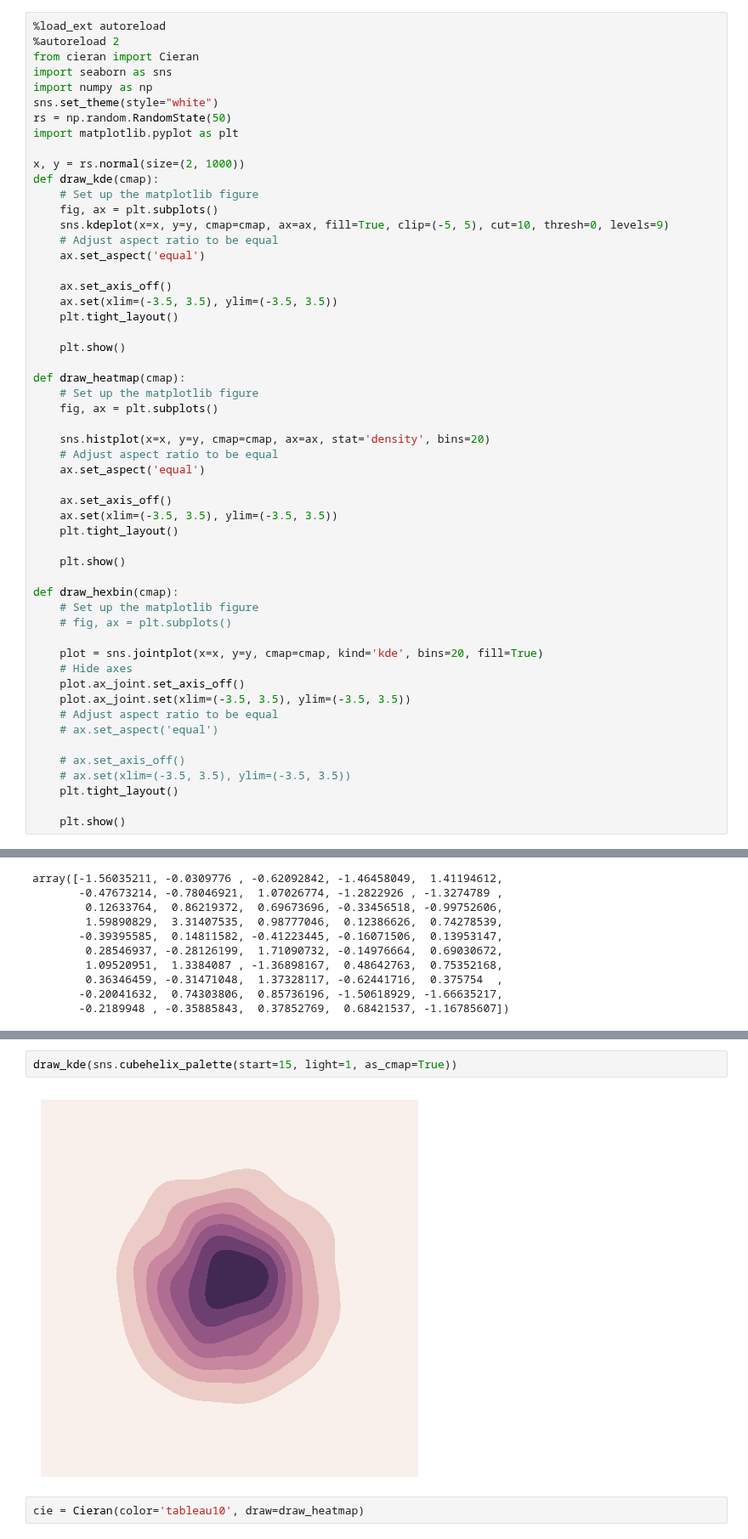
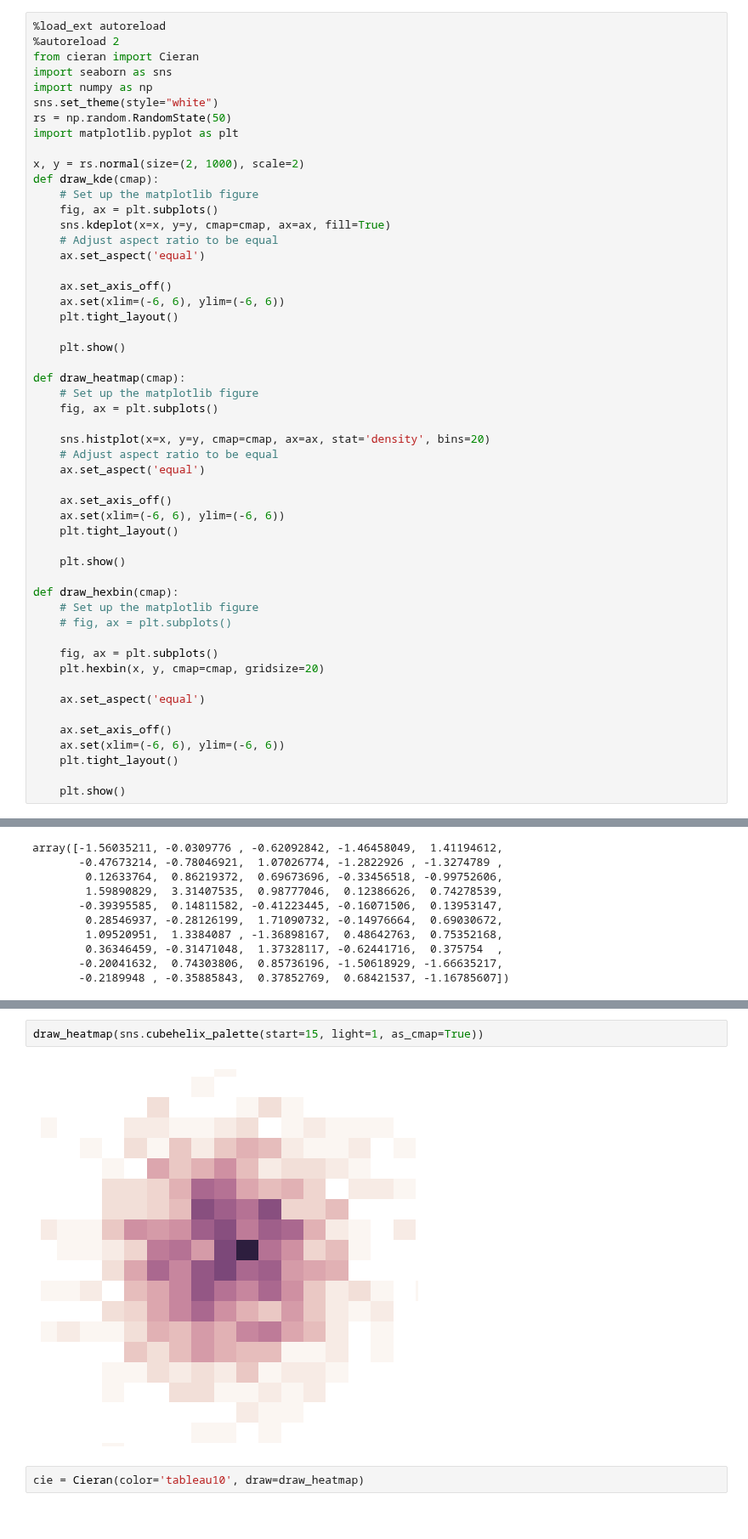
Before and after one commit to matthhong/cieran, a Jupyter notebook: example.ipynb, the cells around one changed output, grey strips where cells are left out. Shown at 85% size. Drawn from its saved outputs; the diff is of its cells as text.

```diff
--- a/example.ipynb
+++ b/example.ipynb
@@ -8,16 +8,16 @@ sns.set_theme(style="white")
 rs = np.random.RandomState(50)
 import matplotlib.pyplot as plt
 
-x, y = rs.normal(size=(2, 1000))
+x, y = rs.normal(size=(2, 1000), scale=2)
 def draw_kde(cmap):
     # Set up the matplotlib figure
     fig, ax = plt.subplots()
-    sns.kdeplot(x=x, y=y, cmap=cmap, ax=ax, fill=True, clip=(-5, 5), cut=10, thresh=0, levels=9)
+    sns.kdeplot(x=x, y=y, cmap=cmap, ax=ax, fill=True)
     # Adjust aspect ratio to be equal
     ax.set_aspect('equal')
 
     ax.set_axis_off()
-    ax.set(xlim=(-3.5, 3.5), ylim=(-3.5, 3.5))
+    ax.set(xlim=(-6, 6), ylim=(-6, 6))
     plt.tight_layout()
 
     plt.show()
@@ -31,7 +31,7 @@ def draw_heatmap(cmap):
     ax.set_aspect('equal')
 
     ax.set_axis_off()
-    ax.set(xlim=(-3.5, 3.5), ylim=(-3.5, 3.5))
+    ax.set(xlim=(-6, 6), ylim=(-6, 6))
     plt.tight_layout()
 
     plt.show()
@@ -40,15 +40,13 @@ def draw_hexbin(cmap):
     # Set up the matplotlib figure
     # fig, ax = plt.subplots()
 
-    plot = sns.jointplot(x=x, y=y, cmap=cmap, kind='kde', bins=20, fill=True)
-    # Hide axes
-    plot.ax_joint.set_axis_off()
-    plot.ax_joint.set(xlim=(-3.5, 3.5), ylim=(-3.5, 3.5))
-    # Adjust aspect ratio to be equal
-    # ax.set_aspect('equal')
+    fig, ax = plt.subplots()
+    plt.hexbin(x, y, cmap=cmap, gridsize=20)
 
-    # ax.set_axis_off()
-    # ax.set(xlim=(-3.5, 3.5), ylim=(-3.5, 3.5))
+    ax.set_aspect('equal')
+
+    ax.set_axis_off()
+    ax.set(xlim=(-6, 6), ylim=(-6, 6))
     plt.tight_layout()
 
     plt.show()
@@ -77,7 +77,7 @@ draw_hexbin(sns.cubehelix_palette(start=15, light=1, as_cmap=True))
 # %%
-draw_kde(sns.cubehelix_palette(start=15, light=1, as_cmap=True))
+draw_heatmap(sns.cubehelix_palette(start=15, light=1, as_cmap=True))
 # %% [output]
-[figure, old version]
+[figure, new version]
 # %%
 cie = Cieran(color='tableau10', draw=draw_heatmap)
 # %% [output]
```
Also changed, not shown: parts of 3 cells of this notebook, 8 other files.
